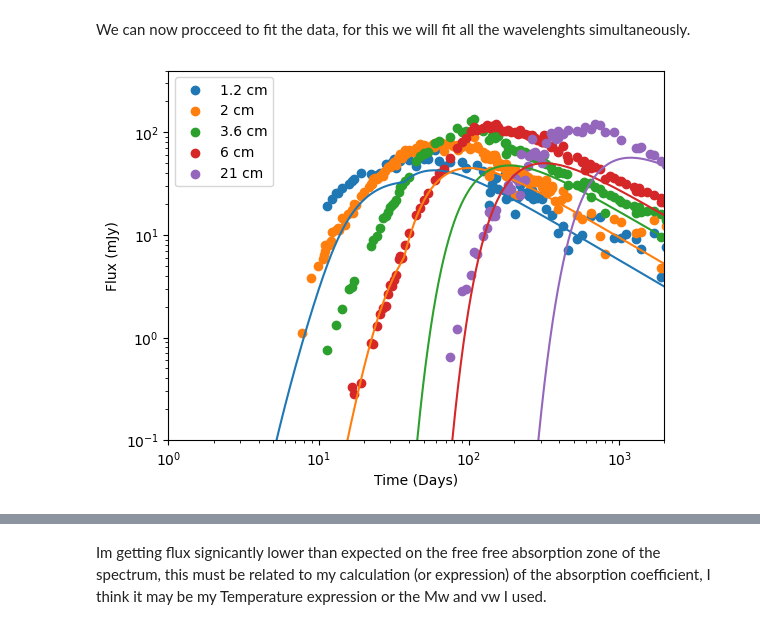
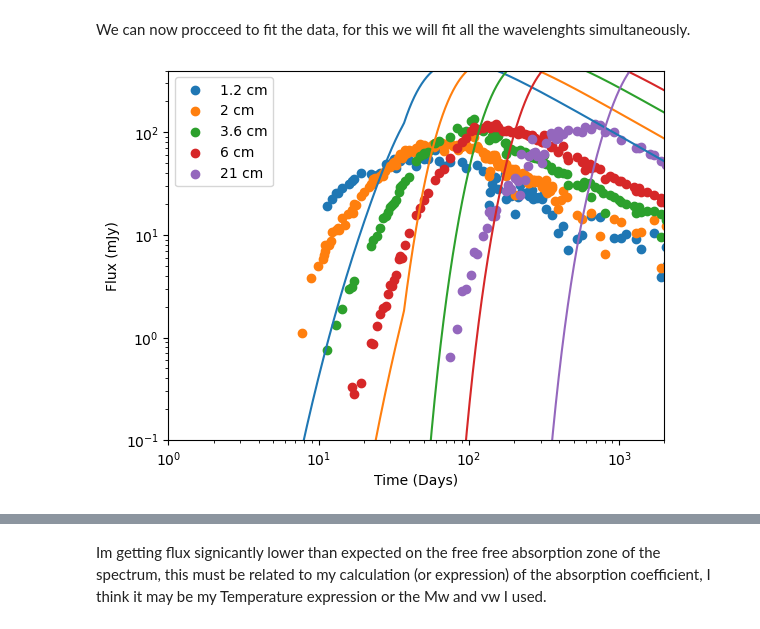
Before and after one commit to Camachoadri/JAEICU2024, a Jupyter notebook: Supernova SN1993J/SN1993J_Synchrotron.ipynb, the cells around one changed output, grey strips where cells are left out. Drawn from its saved outputs; the diff is of its cells as text; code cells hidden in the pictures.

```diff
--- a/Supernova SN1993J/SN1993J_Synchrotron.ipynb
+++ b/Supernova SN1993J/SN1993J_Synchrotron.ipynb
@@ -361,7 +363,7 @@ $$
                 n_{cs}= 5.08\cdot 10^{8}\left(\frac{r}{6.35\cdot 10^{14} cm}\right)^{-1.66} cm^{-3},
 $$
 # %%
-def ThermalElectronDensity(radius):
+def ThermalElectronDensity(radius, s):
     """
     Returns thermal electron density for a given expansion radius in cm for 1993J
 
@@ -372,7 +374,7 @@ def ThermalElectronDensity(radius):
     :n: thermal electron density in cgs
     """
 
-    n= 5.08e8*(radius/6.35e14)**(-1.66)
+    n= 6.35e8*(radius/6.35e14)**(-s)
     return n
 
 def SourceFuncSynch(p, B, N0, frequency):
@@ -393,6 +395,10 @@ def SourceFuncSynch(p, B, N0, frequency):
 
     S=SynchrotronEmissionCoeff(p, B, N0, frequency)/(SynchrotronAbsorptionCoeff(p, B, N0, frequency))
     return S
+
+def FreeFreeOpticalDepth(frequency, Temp, time, s):
+    tau= 0.46* (freqtowavelenght(frequency*u.Hz).value)**2*(5)**2*(Temp/(1e5))**(-3/2)*2**(1-2*s)*(time/11.57)**(1-2*s)
+    return tau
 # %% [markdown]
 We can now compute the intensity and the flux.
 # %%
@@ -542,14 +677,19 @@ plt.show()
 # %% [markdown]
 We can make the same but for frequency plot for a given time.
 # %%
-day= DayArray[10]
+day= DayArray[0]
 WavelenghtArray= [1.2*u.cm, 2*u.cm, 3.6*u.cm, 6*u.cm, 20*u.cm]
 WavelenghtContinum= np.linspace(0.1*u.cm, max(WavelenghtArray), 10000)
 
 
-F1= 1e3*FluxatT(np.array([day]), time0, wavelenghttofreq(WavelenghtContinum).value, p, B0, N0, d, r0)
+F1= 1e3*FluxatTFull(np.array([day]), time0, wavelenghttofreq(WavelenghtContinum).value, p, B0, N0, d, r0, s)
+F2= 1e3*FluxatTSynch(np.array([day]), time0, wavelenghttofreq(WavelenghtContinum).value, p, B0, N0, d, r0, s)
+F3= 1e3*FluxatTFF(np.array([day]), time0, wavelenghttofreq(WavelenghtContinum).value, p, B0, N0, d, r0, s)
 
-plt.plot(WavelenghtContinum,F1,'r') #The data is in mJy
+
+plt.plot(WavelenghtContinum,F1, c='red', label= 'Both absorptions')
+plt.plot(WavelenghtContinum,F2, c='green', linestyle='dashed', label= 'Synchrotron absorption only')
+plt.plot(WavelenghtContinum,F3, c='violet', linestyle='dashed', label= 'Free-Free absorption only')
 for wavelenght in data:
     for i, days in enumerate(wavelenght[1].Days):
         if days==day:
@@ -573,9 +713,9 @@ We can now procceed to fit the data, for this we will fit all the wavelenghts si
 # %%
 def leastsq_function(params, *args):
     #Params and args, if different are wanted to be fitted or to be fitted separately move from args to params or vice-versa
-    p = params[0]
-    B0 = params[1]
-    N0= params[2]
+
+    B0 = params[0]
+    N0= params[1]
 
     time = args[0]
     FluxValue = args[1]
@@ -583,15 +723,17 @@ def leastsq_function(params, *args):
     distance = args[3]
     r0 = args[4]
     time0= args[5]
+    p = args[6]
+    s = args[7]
 
     #Starting the vectors
     Fluxfit = []
     for Flux, freq in zip(FluxValue, frequency):
-        Fluxfitaux= 1e3*FluxatT(time[i], time0, freq, p, B0, N0, distance, r0)
-        Fluxfit.append(Fluxfitaux-Flux)
+        Fluxfitaux= 1e3*FluxatTFull(time[i], time0, freq, p, B0, N0, distance, r0, s)
+        Fluxfit.append(abs(Fluxfitaux-Flux))
 
 
-    return sum(Fluxfit)*(p-3.)*0.0001
+    return sum(Fluxfit)
 # %%
 time=[]
 FluxDens=[]
@@ -602,30 +744,30 @@ for i in np.arange(0, len(data)):
     frequency.append(float(wavelenghttofreq(data_2[0]*u.cm).cgs.value))
 
 frequencies=np.array(frequency)
-params0 = (p, B0, N0)
-args = (time, FluxDens, frequencies, d, r0, time0)
+params0 = (B0, N0)
+args = (time, FluxDens, frequencies, d, r0, time0, p, s)
 result = scipy.optimize.leastsq(leastsq_function, params0, args=args)
 # %%
 for i in np.arange(0,len(data)):
     x= data[i][1].Days
     y=data[i][1].Flux
 
-    F1= 1e3*FluxatT(t, time0, wavelenghttofreq(float(data[i][0])*u.cm).cgs.value, result[0][0], result[0][1], result[0][2]
-                    , d, r0) #The data is in mJy
+    F1= 1e3*FluxatTFull(t, time0, wavelenghttofreq(float(data[i][0])*u.cm).cgs.value,
+                    p, result[0][0], result[0][1], d, r0, s) #The data is in mJy
     plt.plot(t,F1)
     plt.scatter(x,y, label=f'{data[i][0]} cm')
 
 
 plt.xscale("log")
 plt.yscale("log")
 plt.ylim(0.1,400)
 plt.xlim(1,2000)
 plt.ylabel("Flux (mJy)")
 plt.xlabel("Time (Days)")
 plt.legend()
 plt.show()
 # %% [output]
-[figure, old version]
+[figure, new version]
 # %%
 result[0]
 # %% [output]
```
Also changed, not shown: parts of 7 cells of this notebook.
